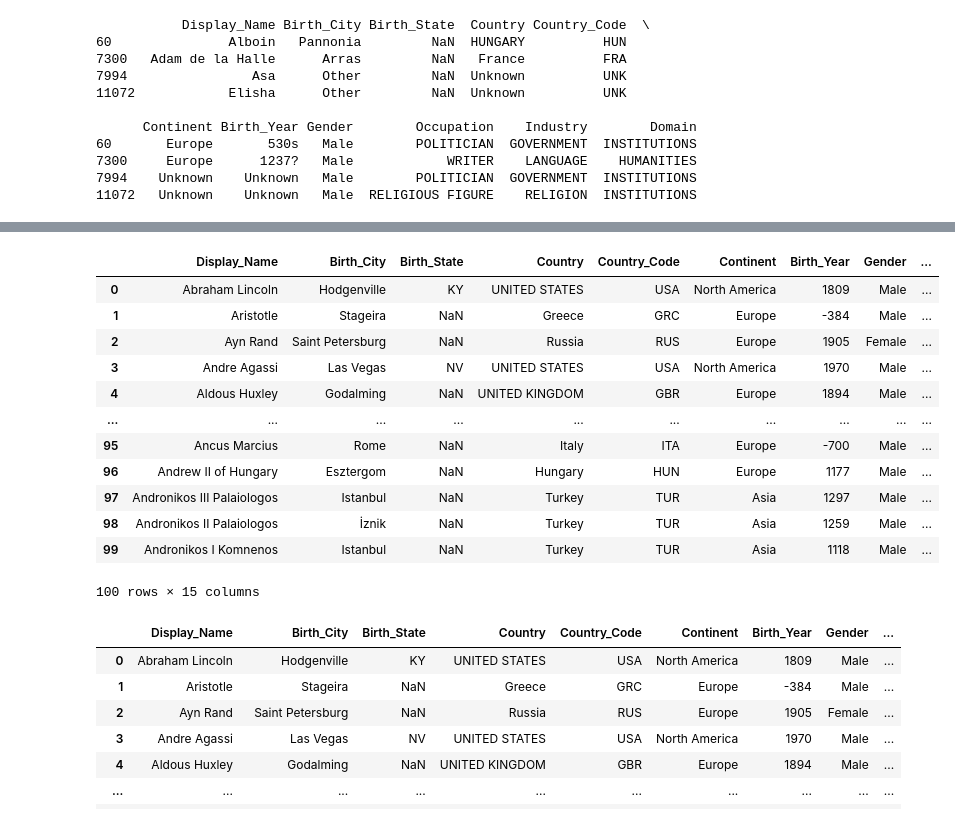
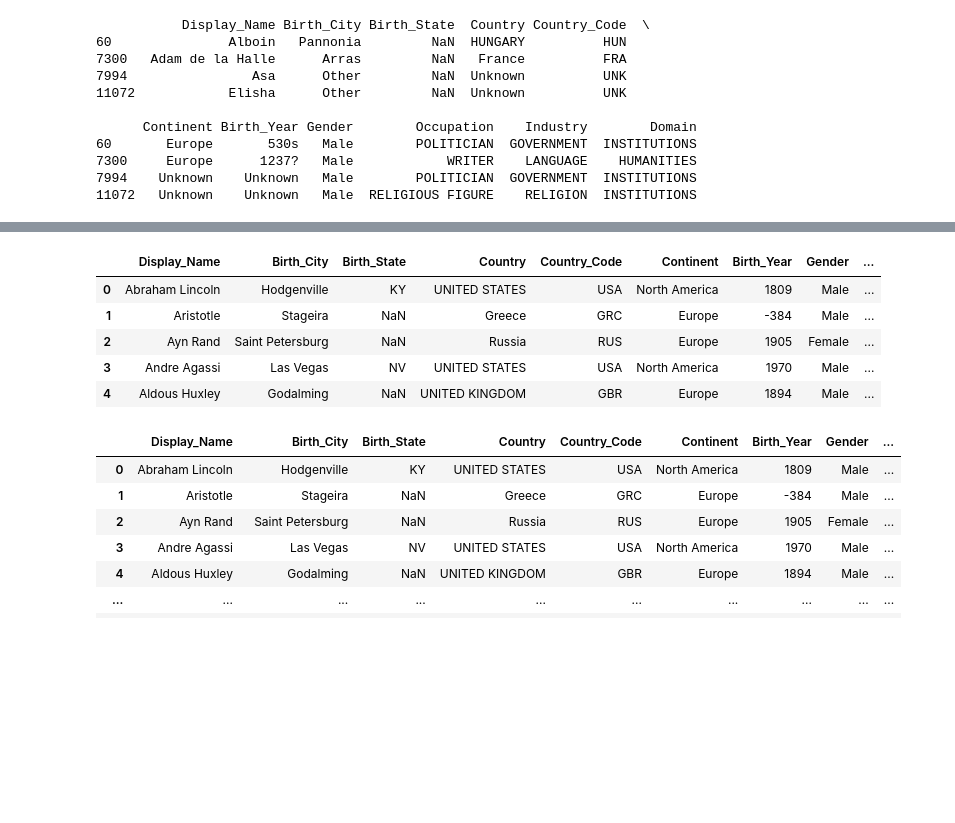
Before and after one commit to jordanwhite268/Zodiac_Analysis, a Jupyter notebook: Clean_Pantheon_People.ipynb, the cells around one changed output, grey strips where cells are left out. Saved outputs shown, nothing was run; the diff lists cells and outputs as text; code cells hidden in the pictures; blank space fills up the shorter version.

```diff
--- a/Clean_Pantheon_People.ipynb
+++ b/Clean_Pantheon_People.ipynb
@@ -117,26 +80,14 @@ data2.head(100)
 # %%
-#split display name into parsable data
-#add empty columns to split into
-data2['First_Name'] = ""
-data2['Middle_Name'] = ""
-data2['Last_Name'] = ""
-data2['Moniker'] = ""
 
-data2.head(100)
+
+data2.head(5)
 # %% [output]
 |  | Display_Name | Birth_City | Birth_State | Country | Country_Code | Continent | Birth_Year | Gender | ... |
 | 0 | Abraham Lincoln | Hodgenville | KY | UNITED STATES | USA | North America | 1809 | Male | ... |
 | 1 | Aristotle | Stageira | NaN | Greece | GRC | Europe | -384 | Male | ... |
 | 2 | Ayn Rand | Saint Petersburg | NaN | Russia | RUS | Europe | 1905 | Female | ... |
 | 3 | Andre Agassi | Las Vegas | NV | UNITED STATES | USA | North America | 1970 | Male | ... |
 | 4 | Aldous Huxley | Godalming | NaN | UNITED KINGDOM | GBR | Europe | 1894 | Male | ... |
-| ... | ... | ... | ... | ... | ... | ... | ... | ... | ... |
-| 95 | Ancus Marcius | Rome | NaN | Italy | ITA | Europe | -700 | Male | ... |
-| 96 | Andrew II of Hungary | Esztergom | NaN | Hungary | HUN | Europe | 1177 | Male | ... |
-| 97 | Andronikos III Palaiologos | Istanbul | NaN | Turkey | TUR | Asia | 1297 | Male | ... |
-| 98 | Andronikos II Palaiologos | İznik | NaN | Turkey | TUR | Asia | 1259 | Male | ... |
-| 99 | Andronikos I Komnenos | Istanbul | NaN | Turkey | TUR | Asia | 1118 | Male | ... |
-100 rows × 15 columns
 # %%
 #Parse display name into other columns
 #For people with only 1 word in their name, add that word to "First_Name" and set the other name columns to NA
```
Also changed, not shown: parts of 4 cells of this notebook, 1 other file.
